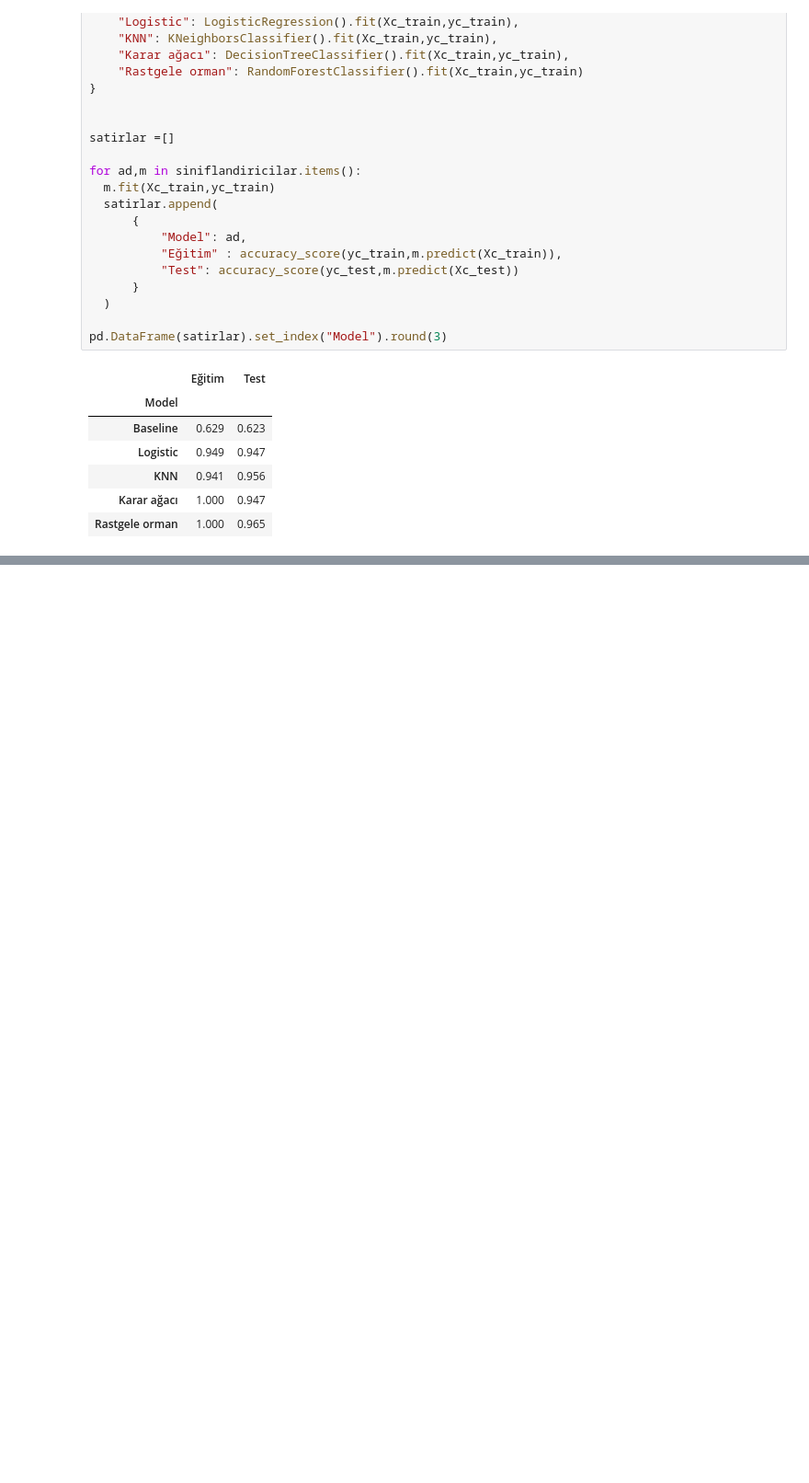
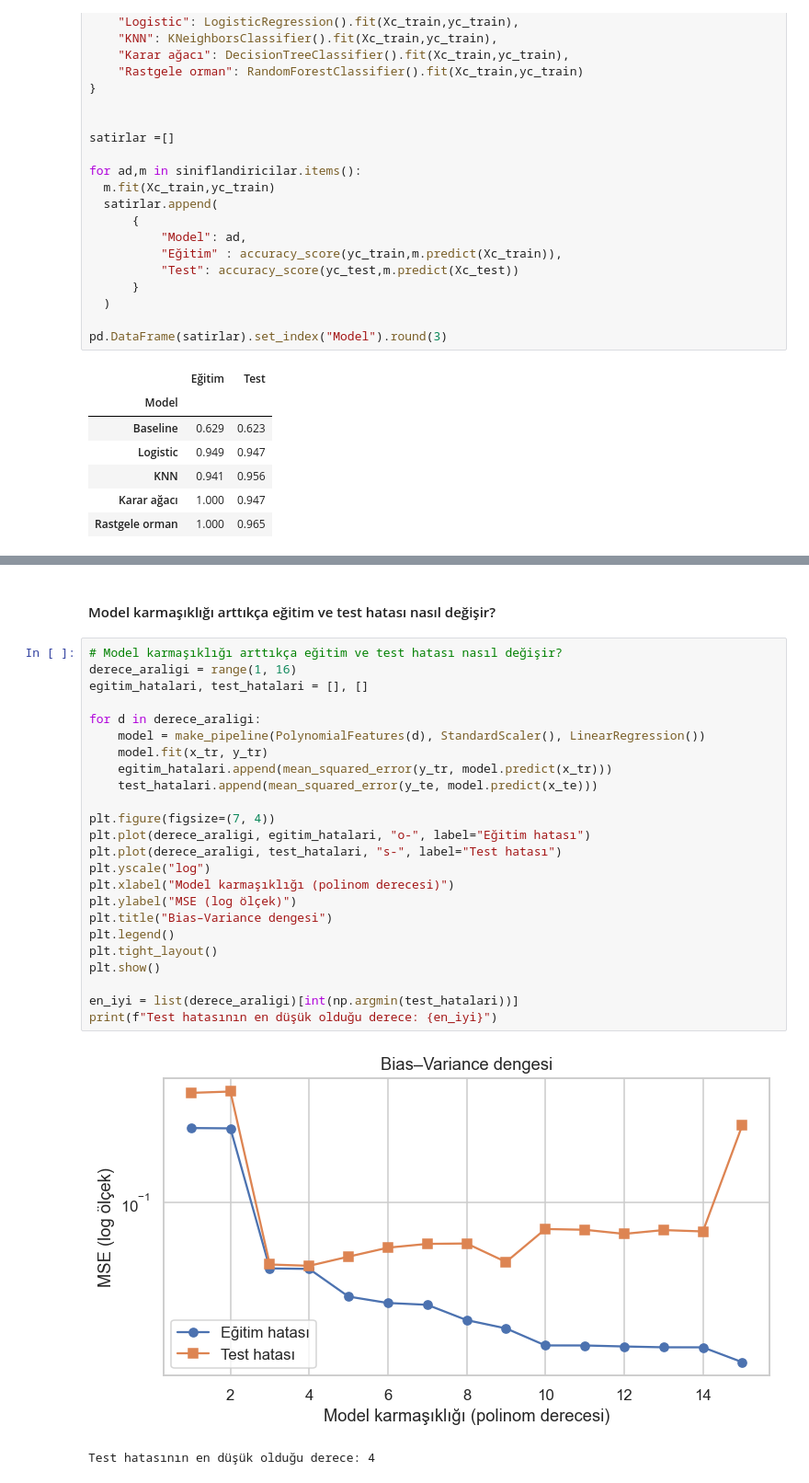
Before and after one commit to 0gsar1m/SoftITo, a Jupyter notebook: Machine_Learning/Classification_colaab_hocanın_21.09.2026.ipynb, the cells around one changed output, grey strips where cells are left out. Shown at 92% size. Saved outputs shown, nothing was run; the diff lists cells and outputs as text; blank space fills up the shorter version.

```diff
--- a/Machine_Learning/Classification_colaab_hocanın_21.09.2026.ipynb
+++ b/Machine_Learning/Classification_colaab_hocanın_21.09.2026.ipynb
@@ -105,0 +233,29 @@ pd.DataFrame(satirlar).set_index("Model").round(3)
+# %% [markdown]
+#### Model karmaşıklığı arttıkça eğitim ve test hatası nasıl değişir?
+# %%
+# Model karmaşıklığı arttıkça eğitim ve test hatası nasıl değişir?
+derece_araligi = range(1, 16)
+egitim_hatalari, test_hatalari = [], []
+
+for d in derece_araligi:
+    model = make_pipeline(PolynomialFeatures(d), StandardScaler(), LinearRegression())
+    model.fit(x_tr, y_tr)
+    egitim_hatalari.append(mean_squared_error(y_tr, model.predict(x_tr)))
+    test_hatalari.append(mean_squared_error(y_te, model.predict(x_te)))
+
+plt.figure(figsize=(7, 4))
+plt.plot(derece_araligi, egitim_hatalari, "o-", label="Eğitim hatası")
+plt.plot(derece_araligi, test_hatalari, "s-", label="Test hatası")
+plt.yscale("log")
+plt.xlabel("Model karmaşıklığı (polinom derecesi)")
+plt.ylabel("MSE (log ölçek)")
+plt.title("Bias–Variance dengesi")
+plt.legend()
+plt.tight_layout()
+plt.show()
+
+en_iyi = list(derece_araligi)[int(np.argmin(test_hatalari))]
+print(f"Test hatasının en düşük olduğu derece: {en_iyi}")
+# %% [output]
+[figure, added]
+Test hatasının en düşük olduğu derece: 4
```
Also changed, not shown: parts of 12 cells of this notebook, 3 other files.
